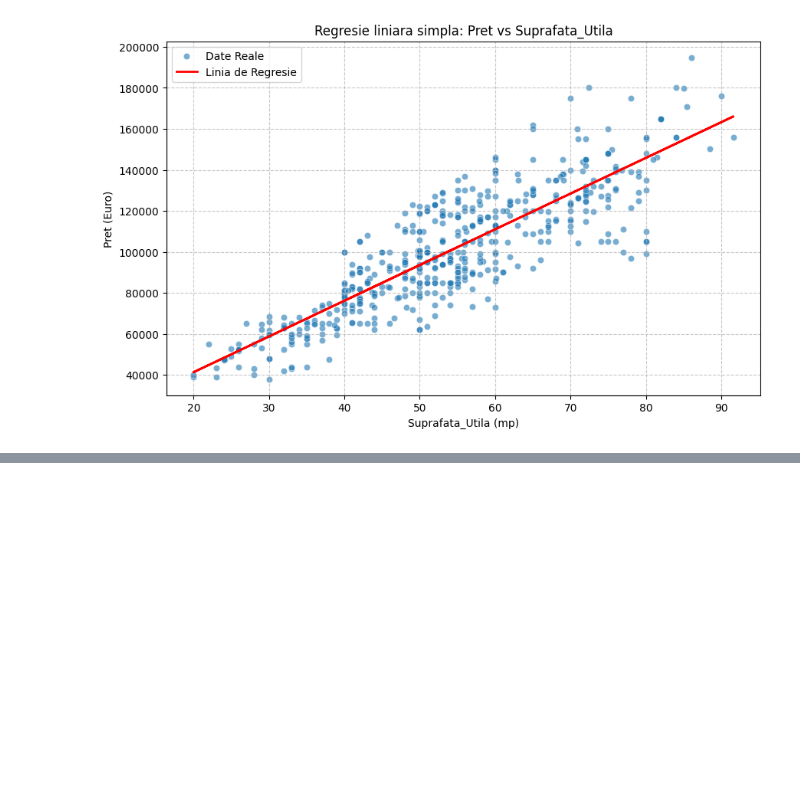
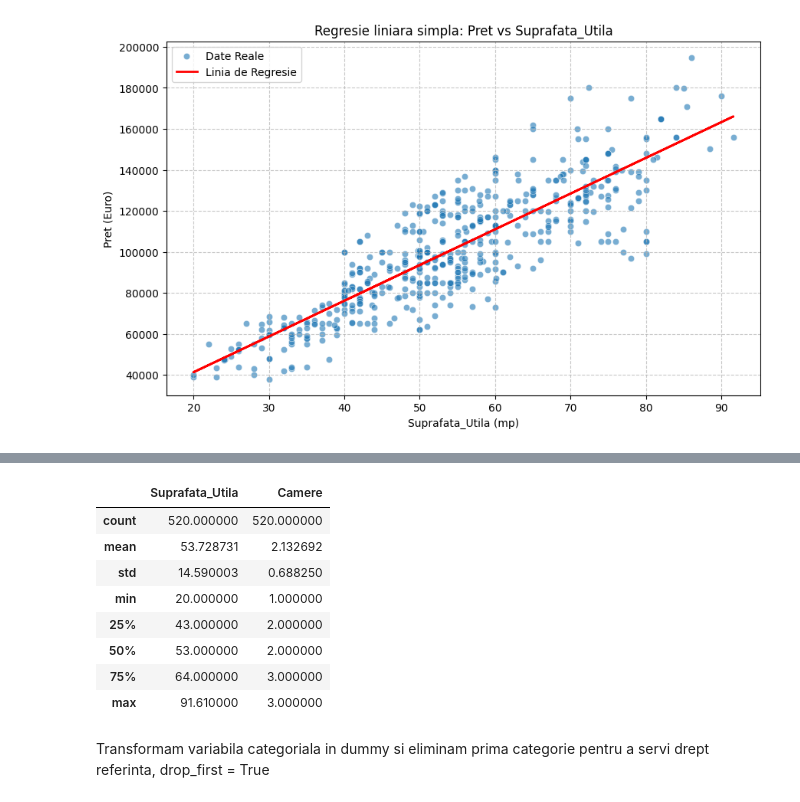
Before and after one commit to BejenaruIoanMatei/iasi-housing-market-analysis, a Jupyter notebook: notebooks/3_exploratory_analysis.ipynb, the cells around one changed output, grey strips where cells are left out. Drawn from its saved outputs; the diff is of its cells as text; code cells hidden in the pictures; blank space fills up the shorter version.

```diff
--- a/notebooks/3_exploratory_analysis.ipynb
+++ b/notebooks/3_exploratory_analysis.ipynb
@@ -728,0 +735,12 @@ plt.show()
+# %%
+df[['Suprafata_Utila', 'Camere', 'Tip_Zona']].describe()
+# %% [output]
+|  | Suprafata_Utila | Camere |
+| count | 520.000000 | 520.000000 |
+| mean | 53.728731 | 2.132692 |
+| std | 14.590003 | 0.688250 |
+| min | 20.000000 | 1.000000 |
+| 25% | 43.000000 | 2.000000 |
+| 50% | 53.000000 | 2.000000 |
+| 75% | 64.000000 | 3.000000 |
+| max | 91.610000 | 3.000000 |
@@ -728,0 +749,2 @@ plt.show()
+# %% [markdown]
+Transformam variabila categoriala in dummy si eliminam prima categorie pentru a servi drept referinta, drop_first = True
```
Also changed, not shown: parts of 7 cells of this notebook.
